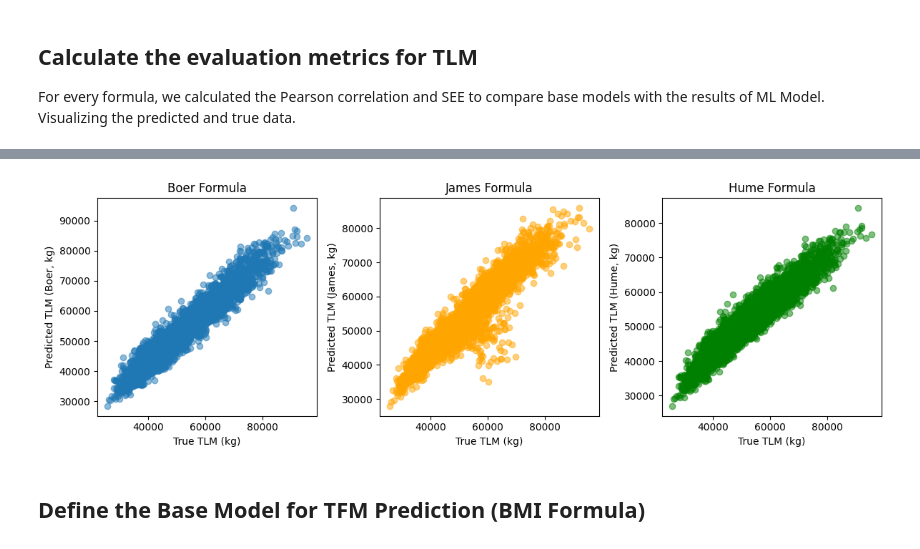
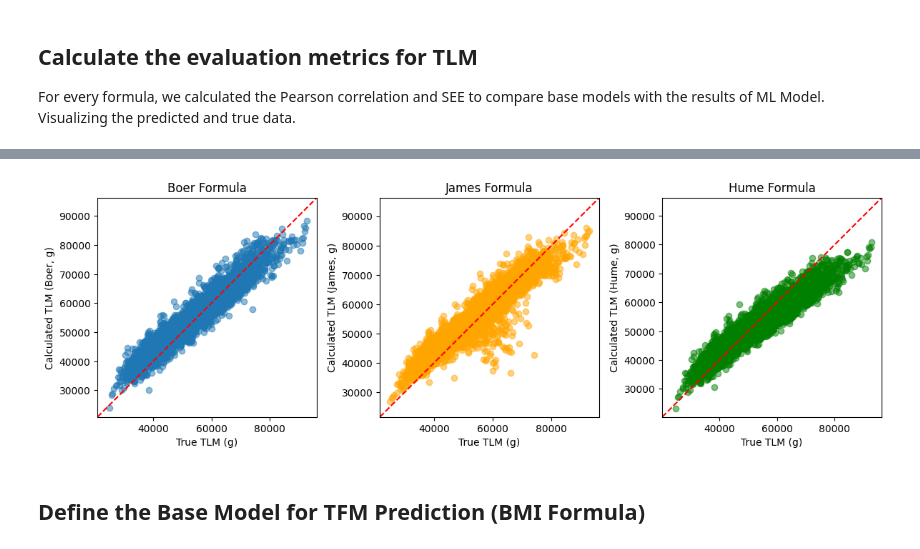
Before and after one commit to d-pizhuk/bt-tfm-tlm-clustering, a Jupyter notebook: tfm_tlm_basemodel.ipynb, the cells around one changed output, grey strips where cells are left out. Saved outputs shown, nothing was run; the diff lists cells and outputs as text; code cells hidden in the pictures.

```diff
--- a/tfm_tlm_basemodel.ipynb
+++ b/tfm_tlm_basemodel.ipynb
@@ -89,49 +114,60 @@ Dummy model predictions computed for Boer, James, and Hume formulas.
 ## Calculate the evaluation metrics for TLM
 For every formula, we calculated the Pearson correlation and SEE to compare base models with the results of ML Model. Visualizing the predicted and true data.
 # %%
+def add_identity(ax, **line_kwargs):
+    # Get current limits
+    x_min, x_max = ax.get_xlim()
+    y_min, y_max = ax.get_ylim()
+    lim_min = min(x_min, y_min)
+    lim_max = max(x_max, y_max)
+    ax.set_xlim(lim_min, lim_max)
+    ax.set_ylim(lim_min, lim_max)
+    ax.plot([lim_min, lim_max], [lim_min, lim_max],
+            **{"color": "red", "linewidth": 1.5, "linestyle": "--", **line_kwargs})
+    ax.set_aspect('equal', adjustable='box')
+
 if 'total_lean_mass' in test.columns:
     true_tlm = test['total_lean_mass']
 
-    # Calculating Pearson correlation
+    # Pearson correlations
     corr_boer, _ = pearsonr(true_tlm, test['tlm_boer'])
     corr_james, _ = pearsonr(true_tlm, test['tlm_james'])
     corr_hume, _ = pearsonr(true_tlm, test['tlm_hume'])
 
-    # Calculating SEE
-    errors_boer = true_tlm - test['tlm_boer']
-    errors_james = true_tlm - test['tlm_james']
-    errors_hume = true_tlm - test['tlm_hume']
+    # SEE
+    see_boer  = np.sqrt(np.mean((true_tlm - test['tlm_boer'])  ** 2))
+    see_james = np.sqrt(np.mean((true_tlm - test['tlm_james']) ** 2))
+    see_hume  = np.sqrt(np.mean((true_tlm - test['tlm_hume'])  ** 2))
 
-    see_boer = np.sqrt(np.mean(errors_boer ** 2))
-    see_james = np.sqrt(np.mean(errors_james ** 2))
-    see_hume = np.sqrt(np.mean(errors_hume ** 2))
+    print(f"Pearson correlation (Boer):  {corr_boer:.3f}")
+    print(f"SEE (Boer):                 {see_boer:.3f}")
+    print(f"Pearson correlation (James):{corr_james:.3f}")
+    print(f"SEE (James):                {see_james:.3f}")
+    print(f"Pearson correlation (Hume): {corr_hume:.3f}")
+    print(f"SEE (Hume):                 {see_hume:.3f}")
 
-    print(f"Pearson correlation (Boer): {corr_boer:.3f}")
-    print(f"SEE (Boer): {see_boer:.3f}")
-    print(f"Pearson correlation (James): {corr_james:.3f}")
-    print(f"SEE (James): {see_james:.3f}")
-    print(f"Pearson correlation (Hume): {corr_hume:.3f}")
-    print(f"SEE (Hume): {see_hume:.3f}")
+    fig = plt.figure(figsize=(12, 4))
 
-    plt.figure(figsize=(12, 4))
+    ax1 = plt.subplot(1, 3, 1)
+    ax1.scatter(true_tlm, test['tlm_boer'], alpha=0.5)
+    ax1.set_xlabel("True TLM (g)")
+    ax1.set_ylabel("Calculated TLM (Boer, g)")
+    ax1.set_title("Boer Formula")
+    add_identity(ax1)
 
-    plt.subplot(1, 3, 1)
-    plt.scatter(true_tlm, test['tlm_boer'], alpha=0.5)
-    plt.xlabel("True TLM (kg)")
-    plt.ylabel("Predicted TLM (Boer, kg)")
-    plt.title("Boer Formula")
+    ax2 = plt.subplot(1, 3, 2)
+    ax2.scatter(true_tlm, test['tlm_james'], alpha=0.5, color='orange')
+    ax2.set_xlabel("True TLM (g)")
+    ax2.set_ylabel("Calculated TLM (James, g)")
+    ax2.set_title("James Formula")
+    add_identity(ax2)
 
-    plt.subplot(1, 3, 2)
-    plt.scatter(true_tlm, test['tlm_james'], alpha=0.5, color='orange')
-    plt.xlabel("True TLM (kg)")
-    plt.ylabel("Predicted TLM (James, kg)")
-    plt.title("James Formula")
-
-    plt.subplot(1, 3, 3)
-    plt.scatter(true_tlm, test['tlm_hume'], alpha=0.5, color='green')
-    plt.xlabel("True TLM (kg)")
-    plt.ylabel("Predicted TLM (Hume, kg)")
-    plt.title("Hume Formula")
+    ax3 = plt.subplot(1, 3, 3)
+    ax3.scatter(true_tlm, test['tlm_hume'], alpha=0.5, color='green')
+    ax3.set_xlabel("True TLM (g)")
+    ax3.set_ylabel("Calculated TLM (Hume, g)")
+    ax3.set_title("Hume Formula")
+    add_identity(ax3)
 
     plt.tight_layout()
     plt.show()
@@ -147,4 +183,4 @@ SEE (Hume): 4575.630
-[figure, old version]
+[figure, new version]
 # %% [markdown]
 ## Define the Base Model for TFM Prediction (BMI Formula)
 # %%
```
Also changed, not shown: parts of 7 cells of this notebook, 26 other files.
